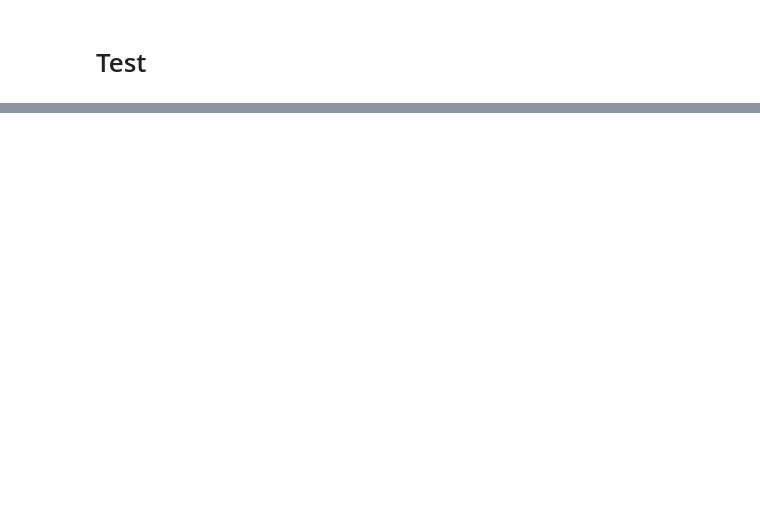
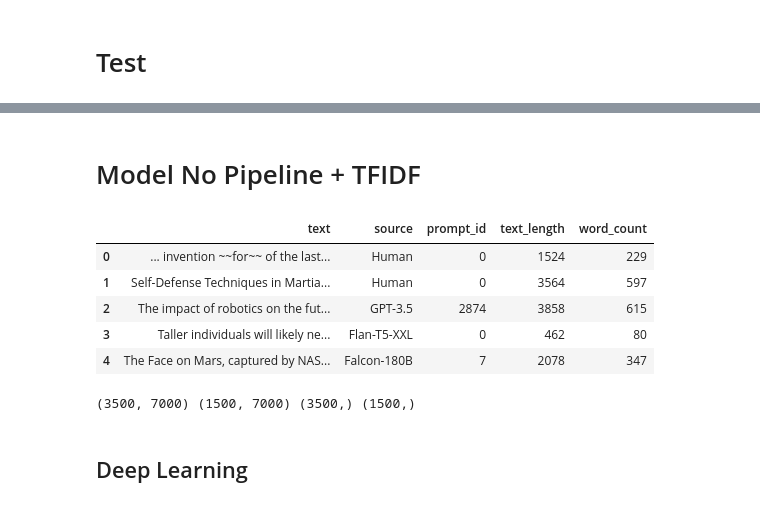
Before and after one commit to Romaric1209/GAIDI, a Jupyter notebook: notebooks/roma_pipeline_model.ipynb, the cells around one changed output, grey strips where cells are left out. Saved outputs shown, nothing was run; the diff lists cells and outputs as text; code cells hidden in the pictures; blank space fills up the shorter version.

Commit message:
Better text AI identifier

```diff
--- a/notebooks/roma_pipeline_model.ipynb
+++ b/notebooks/roma_pipeline_model.ipynb
@@ -783,0 +750,2 @@ array([[0.92649466]], dtype=float32)
+# %% [markdown]
+# Model  No Pipeline + TFIDF
@@ -783,0 +754,12 @@ array([[0.92649466]], dtype=float32)
+# %%
+import pandas as pd
+data_load = pd.read_csv("5k_sampled_dataset.csv")
+data = data_load.copy()
+data.head()
+# %% [output]
+|  | text | source | prompt_id | text_length | word_count |
+| 0 | ... invention ~~for~~ of the last... | Human | 0 | 1524 | 229 |
+| 1 | Self-Defense Techniques in Martia... | Human | 0 | 3564 | 597 |
+| 2 | The impact of robotics on the fut... | GPT-3.5 | 2874 | 3858 | 615 |
+| 3 | Taller individuals will likely ne... | Flan-T5-XXL | 0 | 462 | 80 |
+| 4 | The Face on Mars, captured by NAS... | Falcon-180B | 7 | 2078 | 347 |
@@ -783,0 +772,8 @@ array([[0.92649466]], dtype=float32)
+# %%
+from sklearn.model_selection import train_test_split
+X_train, X_test, y_train,y_test = train_test_split(X,y,train_size=0.7, random_state= 1, stratify= y)
+print(X_train.shape,X_test.shape,y_train.shape,y_test.shape)
+# %% [output]
+(3500, 7000) (1500, 7000) (3500,) (1500,)
+# %% [markdown]
+## Deep Learning
```
Also changed, not shown: parts of 137 cells of this notebook, 3 other files.
